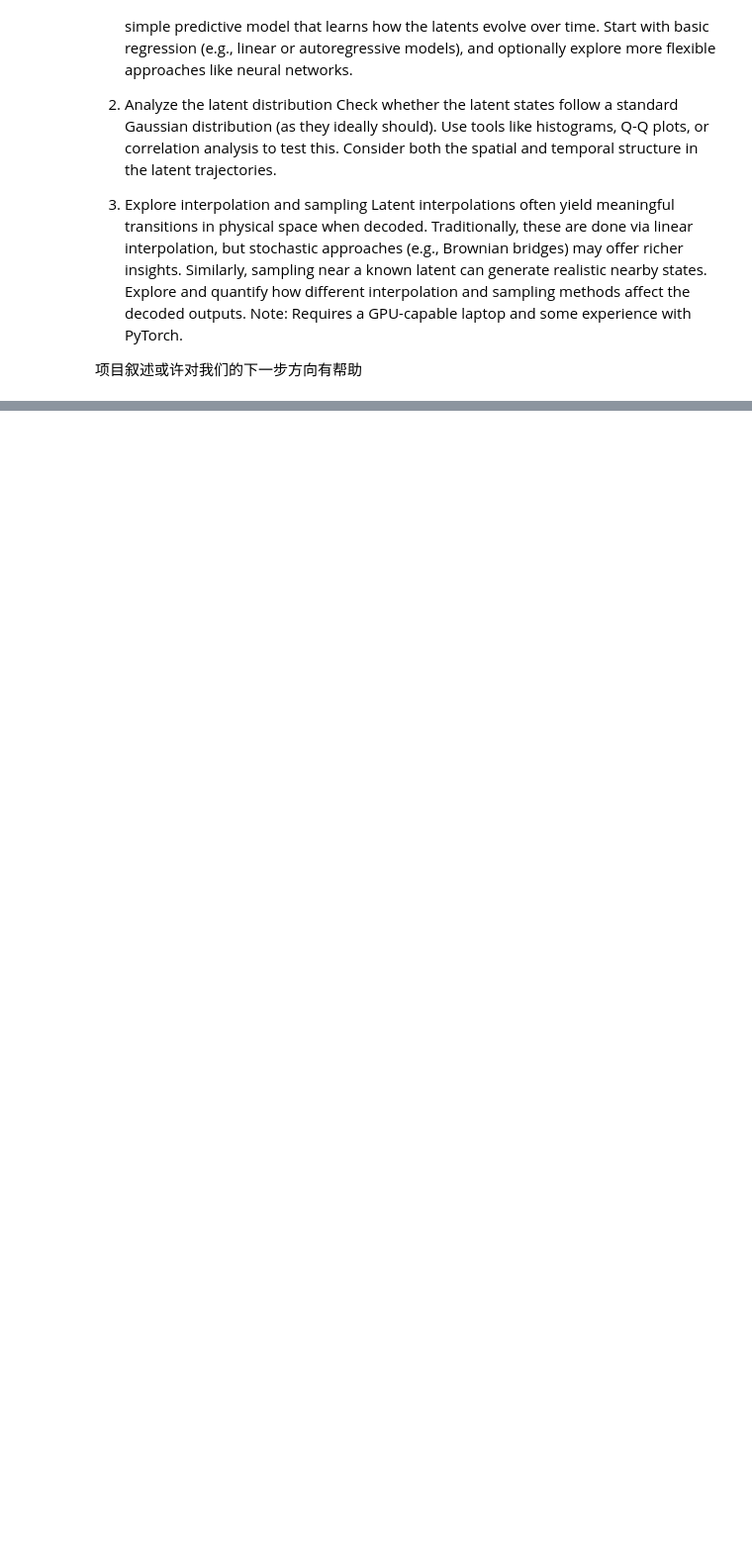
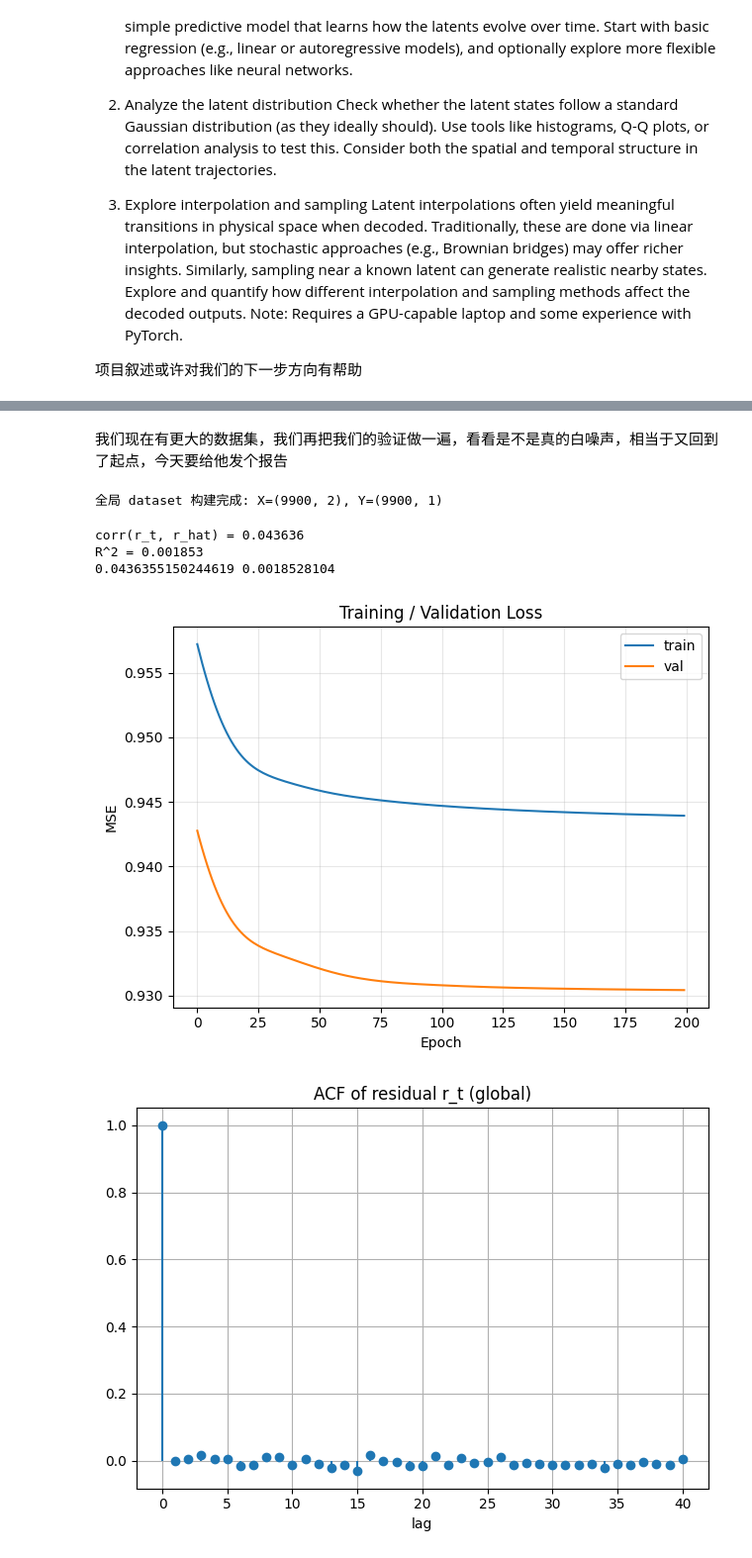
Before and after one commit to path2morepro/noise-latent-space, a Jupyter notebook: analysis.ipynb, the cells around one changed output, grey strips where cells are left out. Shown at 99% size. Drawn from its saved outputs; the diff is of its cells as text; code cells hidden in the pictures; blank space fills up the shorter version.

```diff
--- a/analysis.ipynb
+++ b/analysis.ipynb
@@ -1722,0 +2054,31 @@ Project Goals (choose one or combine):
+# %%
+import torch
+import numpy as np
+
+# 假设 noise0: torch.Tensor, shape (T, X, Y)
+T, X, Y = noise0.shape
+
+# 构造摘要特征：平均、标准差、最大、最小
+mu_t = noise0.mean(dim=(1,2))           # (T,)
+sigma_t = noise0.std(dim=(1,2))         # (T,)
+max_t = noise0.amax(dim=(1,2))          # (T,)
+min_t = noise0.amin(dim=(1,2))          # (T,)
+
+# 合并为特征矩阵
+feat = torch.stack([mu_t, sigma_t, max_t, min_t], dim=1)  # (T, 4)
+
+# 查看每个摘要维度的方差
+feat_var = feat.var(dim=0)    # (4,)
+print("摘要特征维度方差 [mu, sigma, max, min]:", feat_var)
+
+# 差分以后查看变化幅度
+r_feat = feat[1:] - feat[:-1]
+r_feat_var = r_feat.var(dim=0)
+print("摘要特征差分方差:", r_feat_var)
+
+# 比较全局平均池化仅 mu_t 的情况
+global_mean = mu_t
+global_var = global_mean.var().item()
+r_global = global_mean[1:] - global_mean[:-1]
+print("仅 mu_t 方差：", global_var)
+print("仅 mu_t 差分方差：", r_global.var().item())
@@ -1722,0 +2567,2 @@ Project Goals (choose one or combine):
+# %% [markdown]
+我们现在有更大的数据集，我们再把我们的验证做一遍，看看是不是真的白噪声，相当于又回到了起点，今天要给他发个报告
@@ -1722,0 +2745,10 @@ Project Goals (choose one or combine):
+# %%
+res = run_whiten_probe_multi_epoch(data)
+print(res["corr"], res["R2"])
+# %% [output]
+全局 dataset 构建完成: X=(9900, 2), Y=(9900, 1)
+corr(r_t, r_hat) = 0.043636
+R^2 = 0.001853
+0.0436355150244619 0.0018528104
+[figure, added]
+[figure, added]
```
Also changed, not shown: parts of 13 cells of this notebook, 2 other files.
